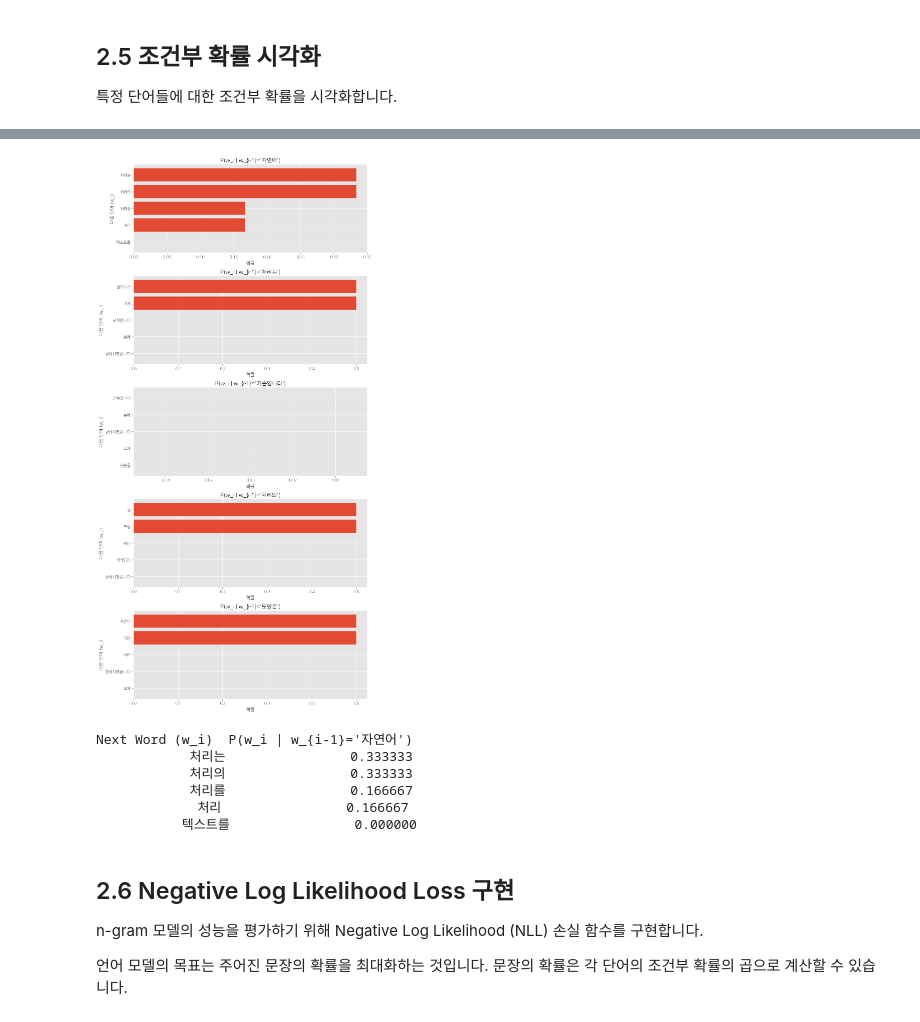
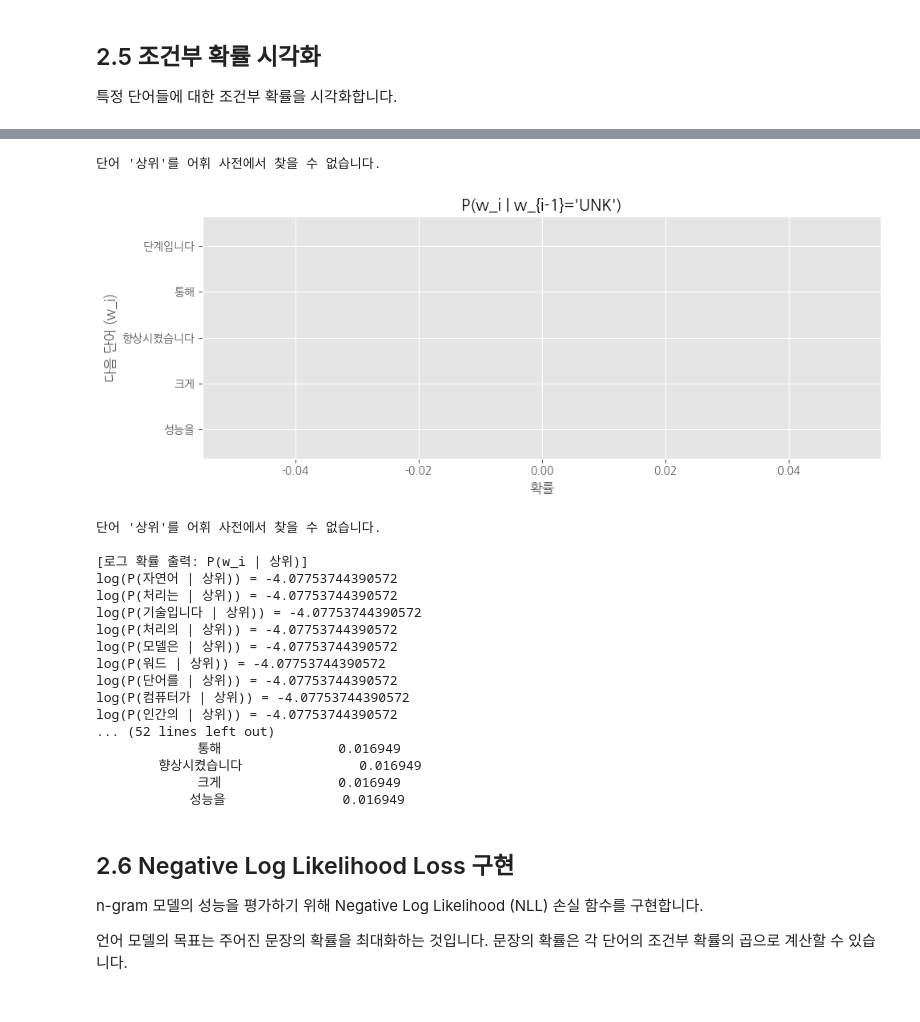
Before and after one commit to Perrypenko/2025_nlp_w6_n-gram_GloVe, a Jupyter notebook: 2.ngram_model.ipynb, the cells around one changed output, grey strips where cells are left out. Cells and saved outputs as stored; diff of their text form; code cells hidden in the pictures.

```diff
--- a/2.ngram_model.ipynb
+++ b/2.ngram_model.ipynb
@@ -213,10 +231,15 @@ def visualize_conditional_probabilities(conditional_probabilities, id_to_word, p
             prev_id = word_to_id[prev_word]
         except KeyError:
             print(f"단어 '{prev_word}'를 어휘 사전에서 찾을 수 없습니다.")
-            continue
-
+            # continue
+            prev_id = 999
+            prev_word = "UNK"
+        if( prev_id == 999):
+            probs = np.zeros(shape=(len(word_to_id),))
+        else:
+            probs = conditional_probabilities[prev_id]
         # 해당 단어의 조건부 확률 행 추출
-        probs = conditional_probabilities[prev_id]
+        # probs = conditional_probabilities[prev_id]
 
         # 확률이 높은 상위 top_n개 단어 선택
         top_indices = np.argsort(probs)[-top_n:][::-1]
@@ -236,43 +259,71 @@ def visualize_conditional_probabilities(conditional_probabilities, id_to_word, p
 # 특정 단어들에 대한 조건부 확률 시각화
 # 가장 빈도가 높은 단어들 중 일부 선택
 most_common_words = [word for word, _ in word_counts.most_common(5)]
+# visualize_conditional_probabilities(conditional_probabilities, id_to_word, most_common_words)
+most_common_words = ["상위"] # 학습에 사용되지 않은 단어로 대체
 visualize_conditional_probabilities(conditional_probabilities, id_to_word, most_common_words)
 
 # 결과를 pandas DataFrame으로 변환하여 테이블 형태로 확인
 def display_conditional_probability_table(conditional_probabilities, word_to_id, id_to_word, prev_word, top_n=5):
     """특정 단어에 대한 조건부 확률을 테이블 형태로 표시하는 함수"""
     try:
         prev_id = word_to_id[prev_word]
     except KeyError:
         print(f"단어 '{prev_word}'를 어휘 사전에서 찾을 수 없습니다.")
-        return None
+        # return None
+        prev_id = 999 # 대체 ID
 
-    probs = conditional_probabilities[prev_id]
+    if( prev_id == 999):
+        probs = np.ones(shape=(len(word_to_id),))  # 먼저 1로 채우고
+        probs = probs / np.sum(probs)              # 그걸 정규화해서 확률 분포로 만듦
+    else:
+        probs = conditional_probabilities[prev_id]
     top_indices = np.argsort(probs)[-top_n:][::-1]
     top_probs = probs[top_indices]
     top_words = [id_to_word[idx] for idx in top_indices]
 
     # DataFrame 생성
     df = pd.DataFrame({
         'Next Word (w_i)': top_words,
         f'P(w_i | w_{{i-1}}=\'{prev_word}\')': top_probs
     })
 
+    # log 확률 시도 (삽질 유도)
+    print(f"\n[로그 확률 출력: P(w_i | {prev_word})]")
+    for idx, prob in enumerate(probs):
+        try:
+            logp = np.log(prob)
+        except:
+            logp = float('-inf')
+        print(f"log(P({id_to_word[idx]} | {prev_word})) = {logp}")
+
     return df
 
 # 예시: 첫 번째 단어에 대한 조건부 확률 테이블
 example_word = most_common_words[0]
 cond_prob_table = display_conditional_probability_table(conditional_probabilities, word_to_id, id_to_word, example_word)
 if cond_prob_table is not None:
     print(cond_prob_table.to_string(index=False))
 # %% [output]
+단어 '상위'를 어휘 사전에서 찾을 수 없습니다.
-[figure, old version]
+[figure, new version]
-Next Word (w_i)  P(w_i | w_{i-1}='자연어')
-            처리는                0.333333
-            처리의                0.333333
-            처리를                0.166667
-             처리                0.166667
-           텍스트를                0.000000
+단어 '상위'를 어휘 사전에서 찾을 수 없습니다.
+
+[로그 확률 출력: P(w_i | 상위)]
+log(P(자연어 | 상위)) = -4.07753744390572
+log(P(처리는 | 상위)) = -4.07753744390572
+log(P(기술입니다 | 상위)) = -4.07753744390572
+log(P(처리의 | 상위)) = -4.07753744390572
+log(P(모델은 | 상위)) = -4.07753744390572
+log(P(워드 | 상위)) = -4.07753744390572
+log(P(단어를 | 상위)) = -4.07753744390572
+log(P(컴퓨터가 | 상위)) = -4.07753744390572
+log(P(인간의 | 상위)) = -4.07753744390572
+... (52 lines left out)
+             통해               0.016949
+        향상시켰습니다               0.016949
+             크게               0.016949
+            성능을               0.016949
 # %% [markdown]
 ## 2.6 Negative Log Likelihood Loss 구현
 
```
Also changed, not shown: parts of 5 cells of this notebook, 2 other files.
